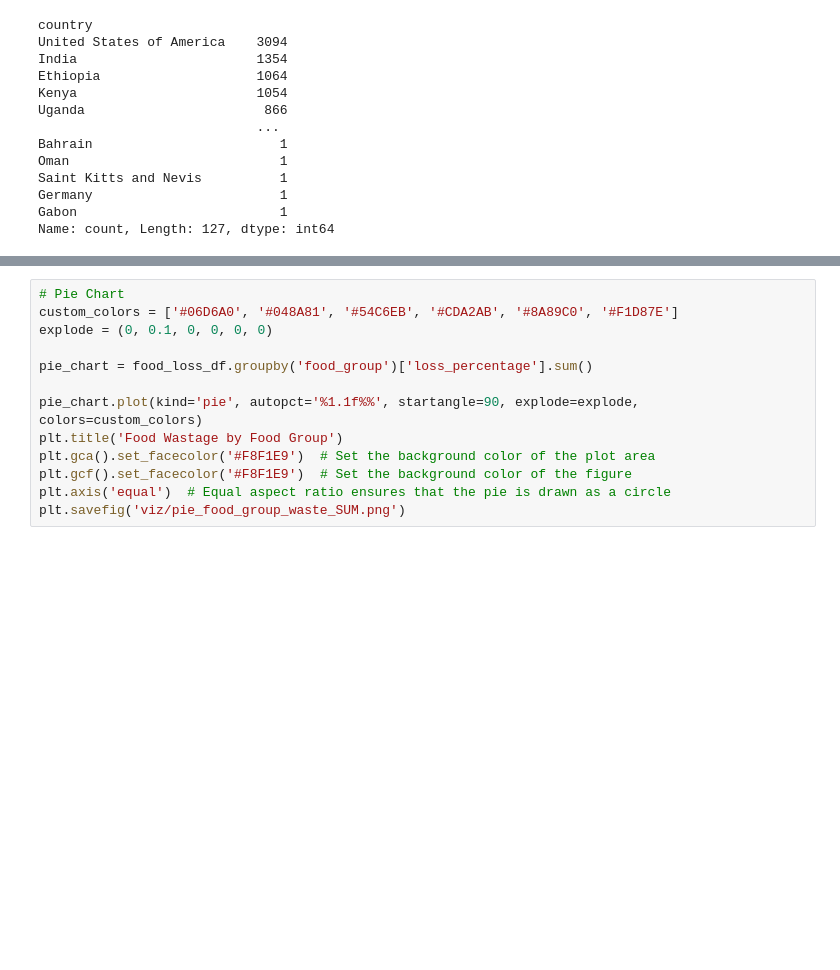
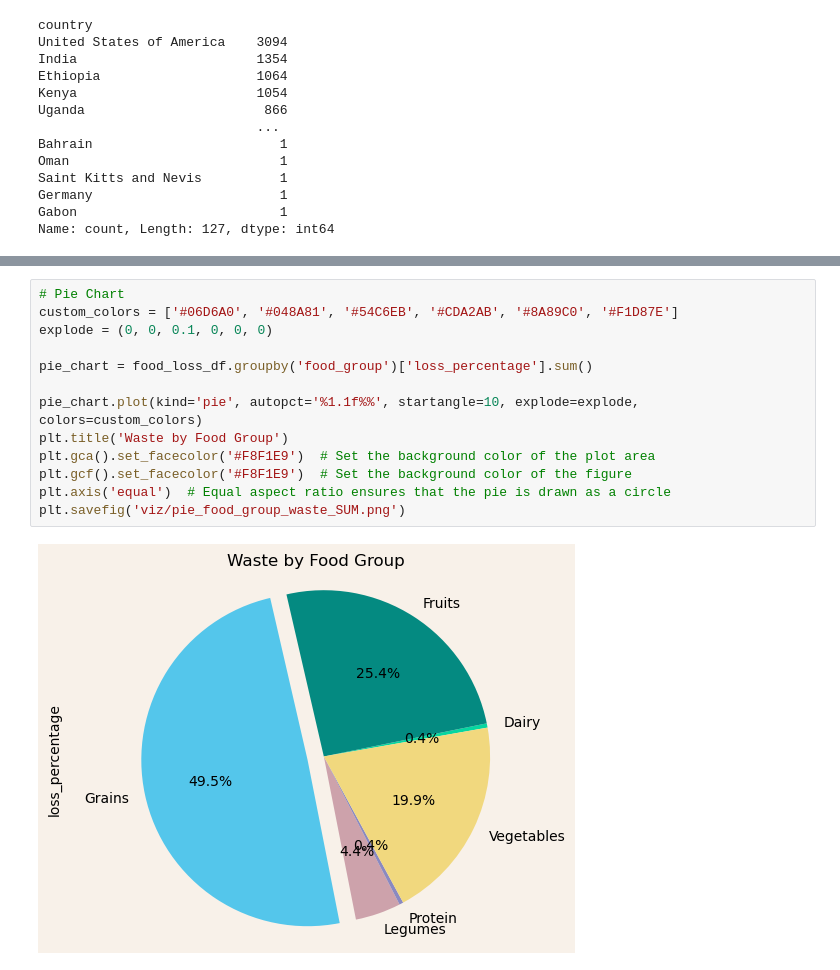
Before and after one commit to alanisrperez/food-waste-patterns, a Jupyter notebook: alanis stuff/testing_main_ALANIS.ipynb, the cells around one changed output, grey strips where cells are left out. Cells and saved outputs as stored; diff of their text form; blank space fills up the shorter version.

```diff
--- a/alanis stuff/testing_main_ALANIS.ipynb
+++ b/alanis stuff/testing_main_ALANIS.ipynb
@@ -135,13 +231,15 @@ plt.savefig('viz/pie_food_group_waste_MEAN.png')
 # %%
 # Pie Chart
 custom_colors = ['#06D6A0', '#048A81', '#54C6EB', '#CDA2AB', '#8A89C0', '#F1D87E']
-explode = (0, 0.1, 0, 0, 0, 0)
+explode = (0, 0, 0.1, 0, 0, 0)
 
 pie_chart = food_loss_df.groupby('food_group')['loss_percentage'].sum()
 
-pie_chart.plot(kind='pie', autopct='%1.1f%%', startangle=90, explode=explode, colors=custom_colors)
-plt.title('Food Wastage by Food Group')
+pie_chart.plot(kind='pie', autopct='%1.1f%%', startangle=10, explode=explode, colors=custom_colors)
+plt.title('Waste by Food Group')
 plt.gca().set_facecolor('#F8F1E9')  # Set the background color of the plot area
 plt.gcf().set_facecolor('#F8F1E9')  # Set the background color of the figure
 plt.axis('equal')  # Equal aspect ratio ensures that the pie is drawn as a circle
 plt.savefig('viz/pie_food_group_waste_SUM.png')
+# %% [output]
+[figure, added]
```
Also changed, not shown: parts of 10 cells of this notebook, 3 other files.
